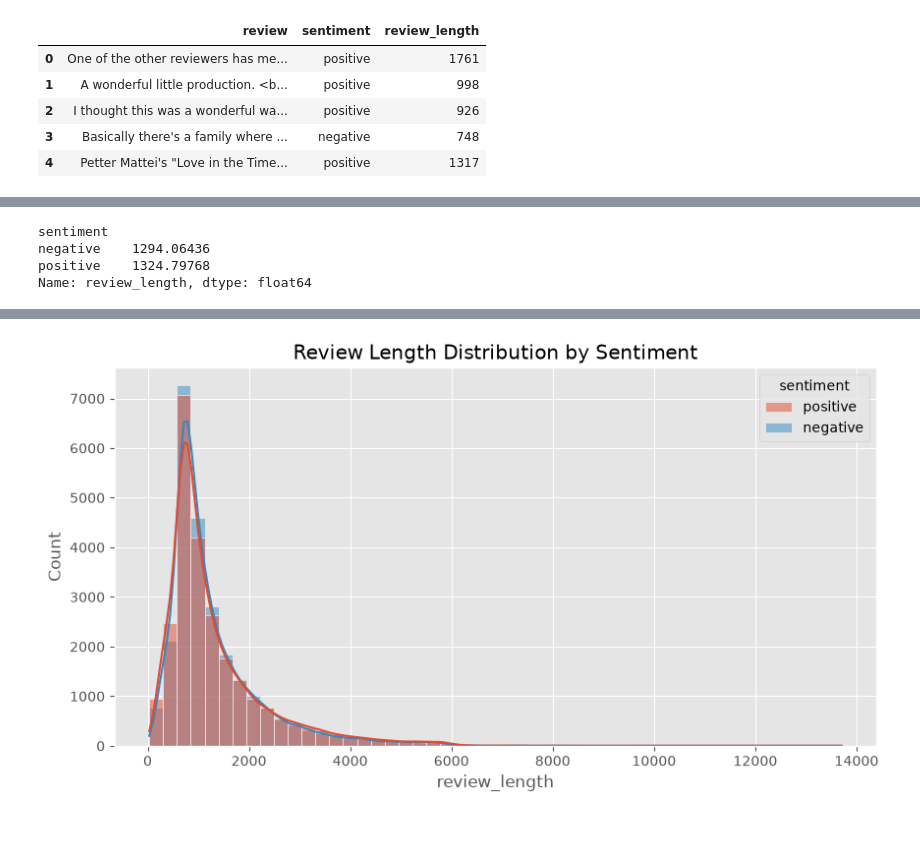
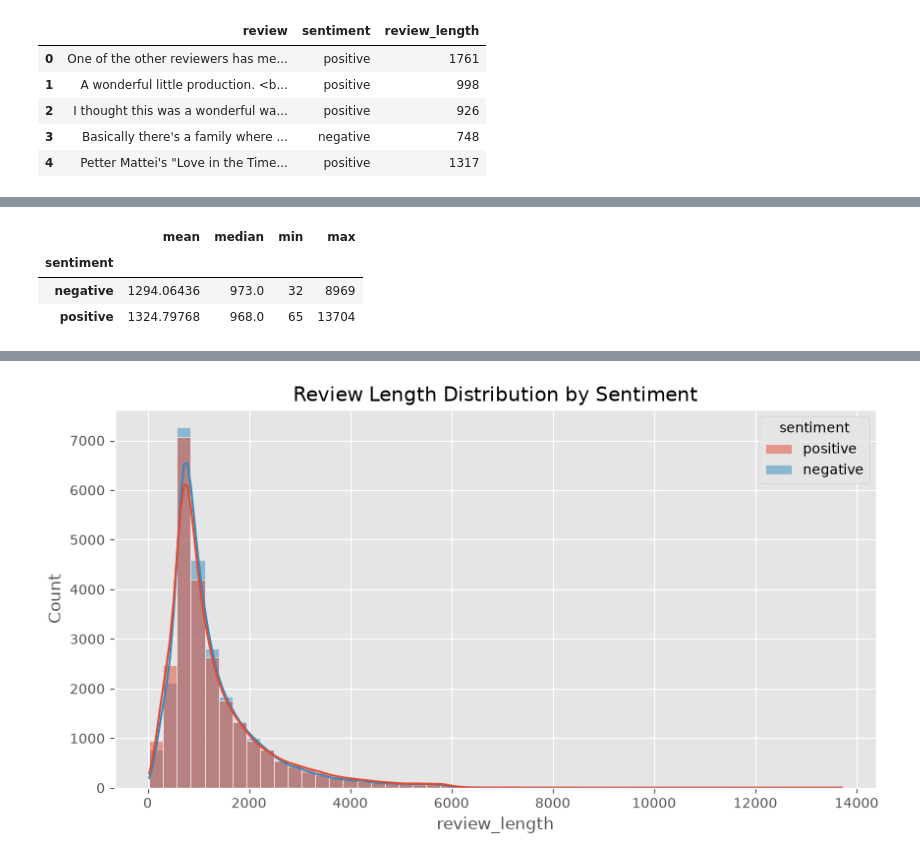
Before and after one commit to Naitik-Tiwari/Sentiment-Analysis-Project, a Jupyter notebook: notebooks/eda.ipynb, the cells around one changed output, grey strips where cells are left out. Cells and saved outputs as stored; diff of their text form; code cells hidden in the pictures; blank space fills up the shorter version.

Commit message:
Enhance EDA notebook with review length analysis and documentation"

```diff
--- a/notebooks/eda.ipynb
+++ b/notebooks/eda.ipynb
@@ -116,7 +127,7 @@ df.head()
 # %%
-df.groupby("sentiment")["review_length"].mean()
+df.groupby("sentiment")["review_length"].agg(["mean", "median", "min", "max"])
 # %% [output]
-sentiment
-negative    1294.06436
-positive    1324.79768
-Name: review_length, dtype: float64
+|  | mean | median | min | max |
+| sentiment |  |  |  |  |
+| negative | 1294.06436 | 973.0 | 32 | 8969 |
+| positive | 1324.79768 | 968.0 | 65 | 13704 |
```
Also changed, not shown: parts of 19 cells of this notebook.
